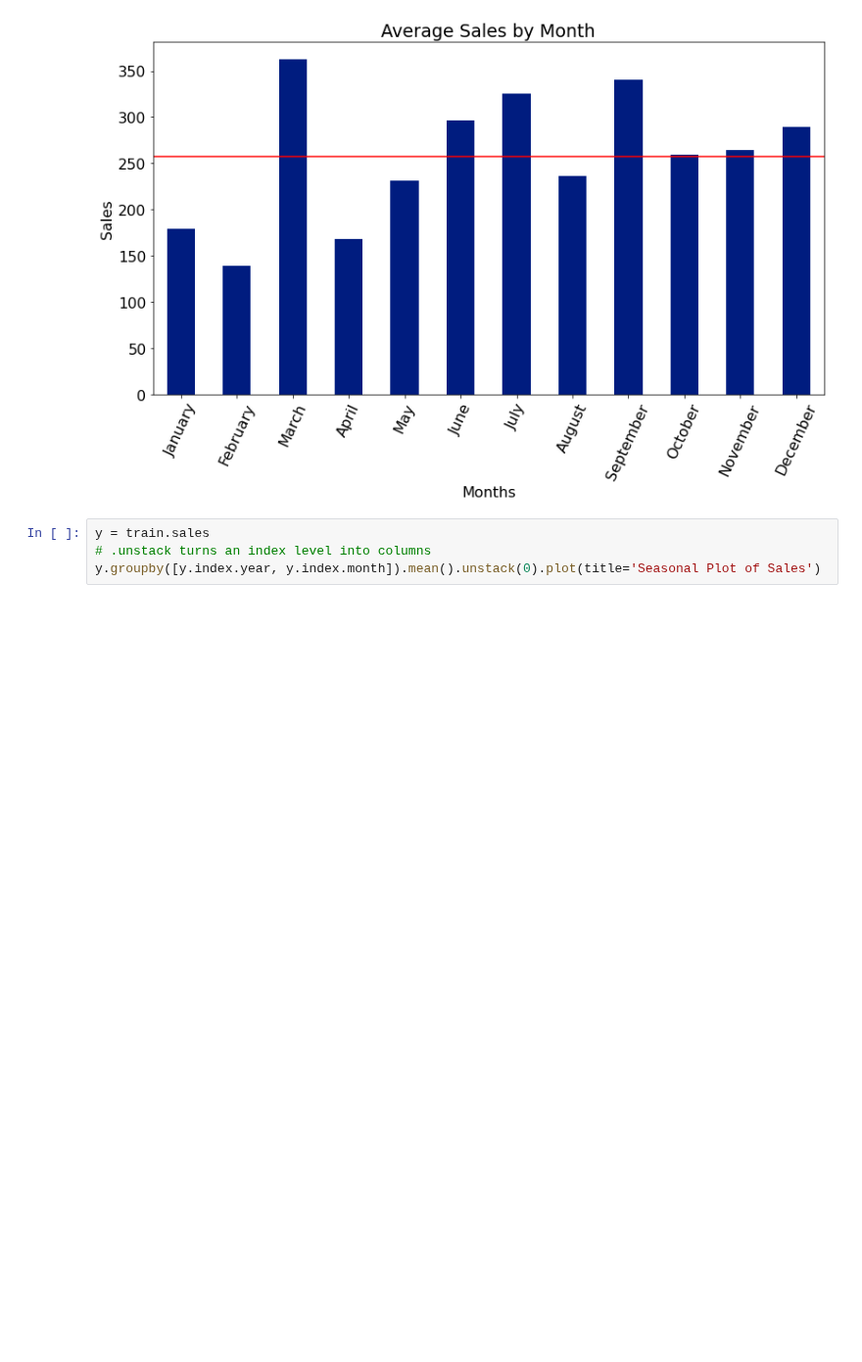
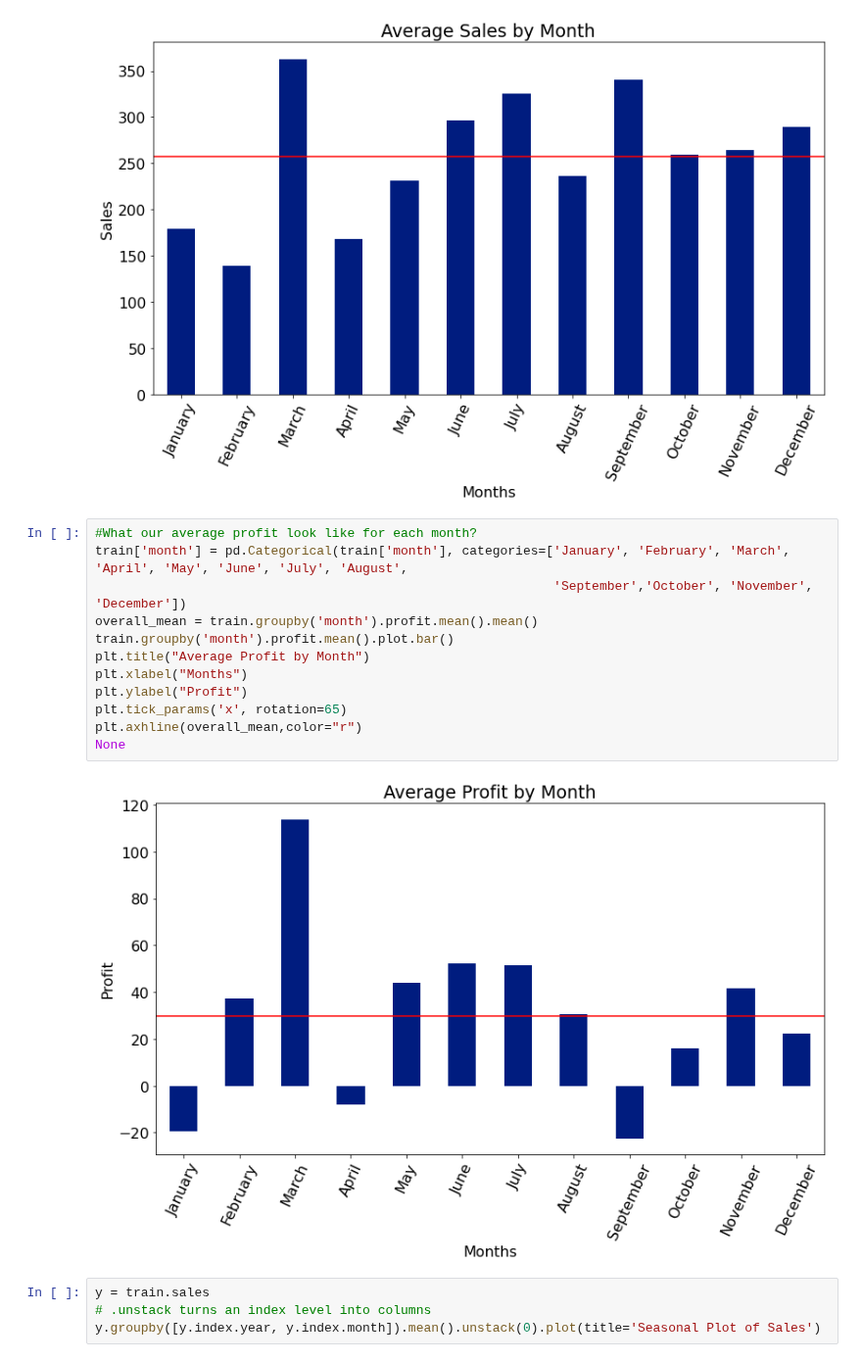
Before and after one commit to Kristofer-Rivera-and-Oliver-Ton/time_series_project, a Jupyter notebook: superstore_final.ipynb, the cells around one changed output. Shown at 98% size. Cells and saved outputs as stored; diff of their text form; blank space fills up the shorter version.

```diff
--- a/superstore_final.ipynb
+++ b/superstore_final.ipynb
@@ -98,6 +108,20 @@ plt.axhline(overall_mean,color="r")
 None
 # %% [output]
 [figure]
+# %%
+#What our average profit look like for each month?
+train['month'] = pd.Categorical(train['month'], categories=['January', 'February', 'March', 'April', 'May', 'June', 'July', 'August',
+                                                            'September','October', 'November', 'December'])
+overall_mean = train.groupby('month').profit.mean().mean()
+train.groupby('month').profit.mean().plot.bar()
+plt.title("Average Profit by Month")
+plt.xlabel("Months")
+plt.ylabel("Profit")
+plt.tick_params('x', rotation=65)
+plt.axhline(overall_mean,color="r")
+None
+# %% [output]
+[figure, added]
 # %%
 y = train.sales
 # .unstack turns an index level into columns
```
Also changed, not shown: parts of 12 cells of this notebook.
